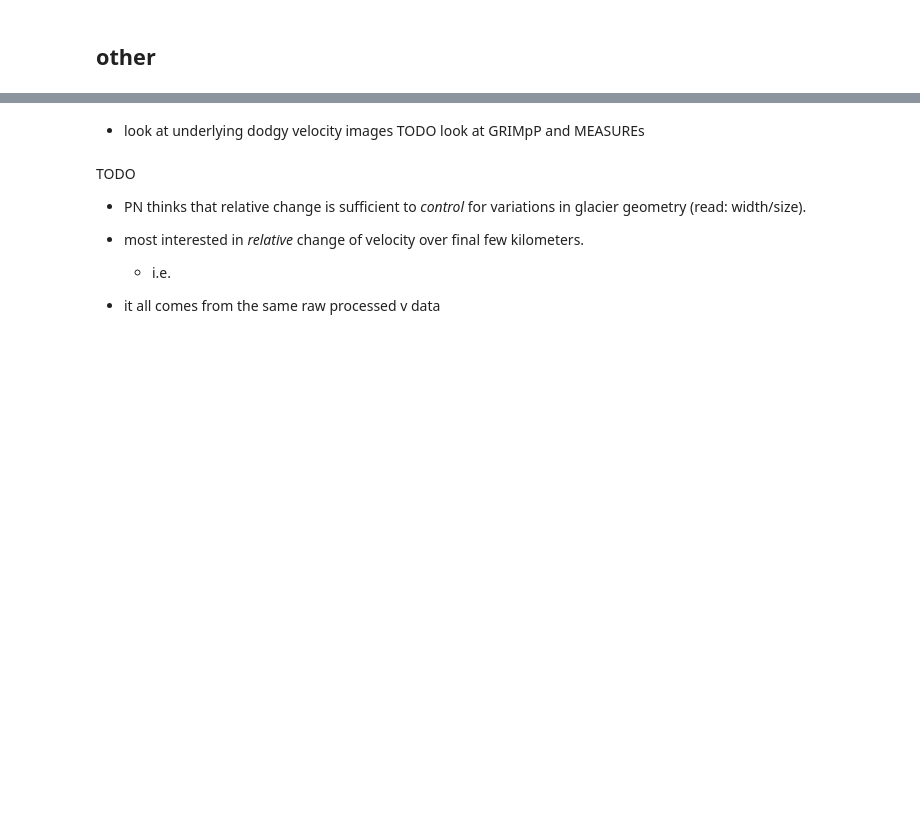
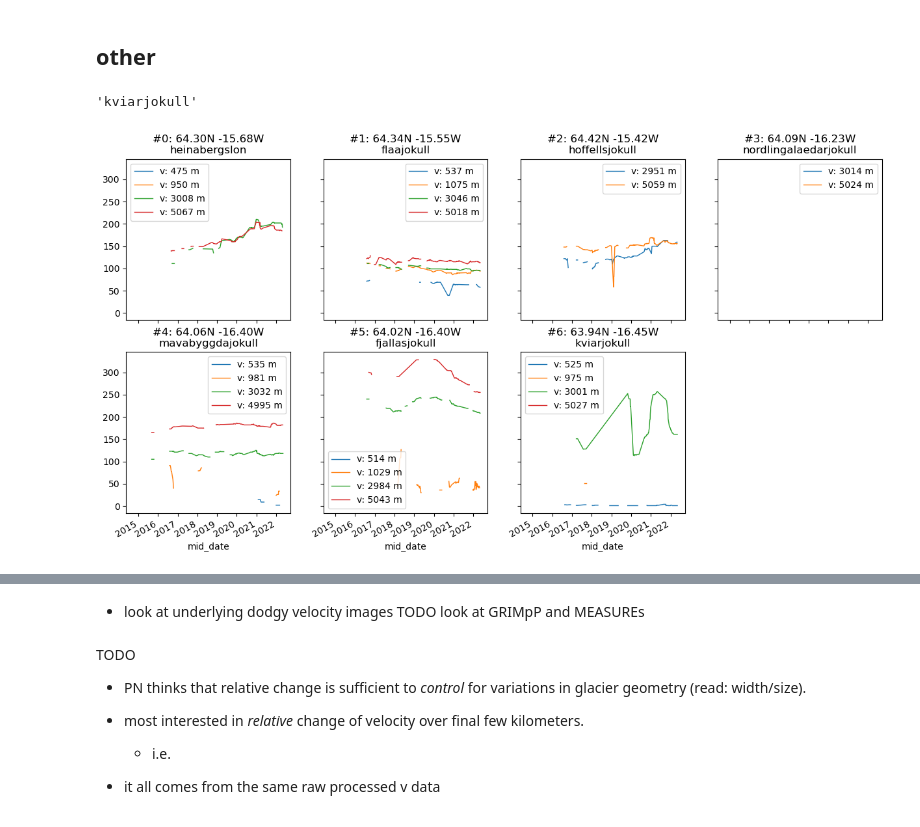
Before and after one commit to tlohde/lake-terminating-glaciers, a Jupyter notebook: src/scratchpad.ipynb, the cells around one changed output, grey strips where cells are left out. Drawn from its saved outputs; the diff is of its cells as text; code cells hidden in the pictures; blank space fills up the shorter version.

```diff
--- a/src/scratchpad.ipynb
+++ b/src/scratchpad.ipynb
@@ -43,4 +43,7 @@ client = Client(cluster)
 print(client.dashboard_link)
 # %% [output]
 http://127.0.0.1:8787/status
+# %%
+## read in lines, and lazily get velocity cubes, centrelines, and robust trends
+lines = gpd.read_file('../data/iceland_streams.geojson').to_crs(3413)
 # %%
@@ -67,41 +97,38 @@ for row in tqdm(lines.sample(1).itertuples()):
-# %%
-# compute robust trends and export at the same time
-for k, v in tqdm(V.items()):
-    v.robust_trend['v_trend'].attrs = {'crs':3413,
-                                       'buffer':3000,
-                                       'ddt_range':('335d', '395d'),
-                                       'mad_n':5,
-                                       'date':str(pd.Timestamp.now()),
-                                       'centreline':v.tidy_stream.wkt,
-                                       'centreline_id':k}
-
-    (v.robust_trend['v_trend']
-     .chunk(dic(zip(v.robust_trend['v_trend'].dims,
-                    v.robust_trend['v_trend'].shape)))
-     .to_zarr(f'../results/intermediate/velocity/robust_annual_trends/id{k}.zarr'))
 # %% [markdown]
 ## other
+# %%
+lines.loc[k,'name']
+# %% [output]
+'kviarjokull'
 # %%
-fig, axs = plt.subplots(figsize=[15,15],
-                        nrows=5,
-                        ncols=3,
+fig, axs = plt.subplots(figsize=[15,8],
+                        nrows=2,
+                        ncols=4,
                         sharex=True,
                         sharey=True)
 
 for k_v, ax in zip(V.items(), axs.flat):
     k, v = k_v
-    get_velocity.Plotters.rolling_median(v,
-                                         ('335d','395d'),
-                                         ax=ax,
-                                         ddt_bars=False,
+    velocity_helpers.Plotters.rolling_median(v,
+                                             ax=ax,
                                          **{'var': 'v',
+                                            'ddt_range': ('335d','395d'),
+                                            'ddt_bars': False,
                                             'col': 'cumul_dist',
                                             'window': '90d',
-                                            'vals':[1_000, 5_000]
+                                            'vals':[500, 1_000, 3_000, 5_000]
                                             })
     _point = utils.shapely_reprojector(v.point, 3413, 4326)
 
-    ax.set_title(f'#{k}: {_point.y:.2f}N {_point.x:.2f}W')
+    ax.set_title(f'#{k}: {_point.y:.2f}N {_point.x:.2f}W\n{lines.loc[k,"name"]}')
+    ax.minorticks_off()
 
-axs.flat[-2].remove()
+# axs.flat[-2].remove()
 axs.flat[-1].remove()
+
+now = pd.Timestamp.now().strftime('%y%m%d_%H%M')+ '_'
+directory = '../../GitHub/diary/journal_figures'
+filename = 'iceland_outlets_annual_v.png'
+fig.savefig(directory + now + filename, bbox_inches = 'tight')
+# %% [output]
+[figure, added]
```
Also changed, not shown: parts of 3 cells of this notebook, 2 other files.
